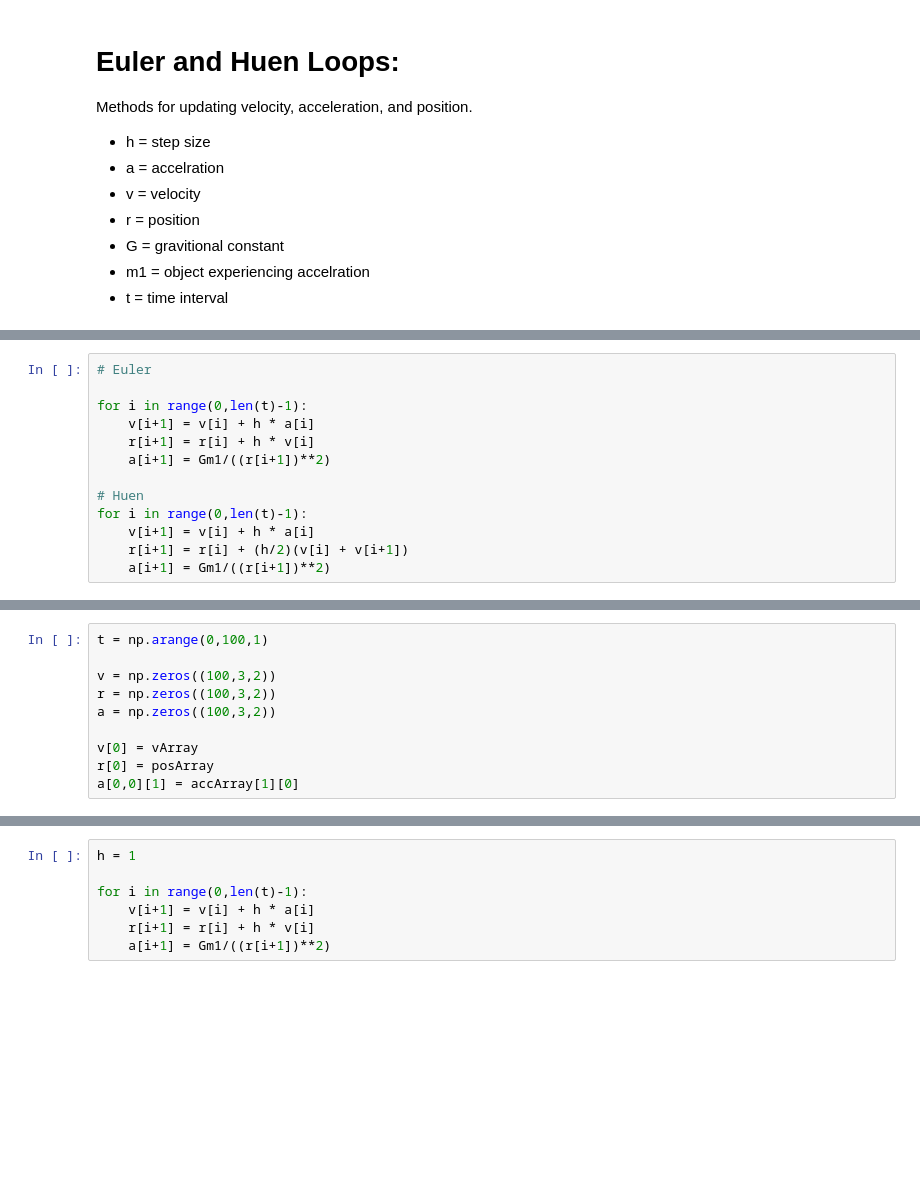
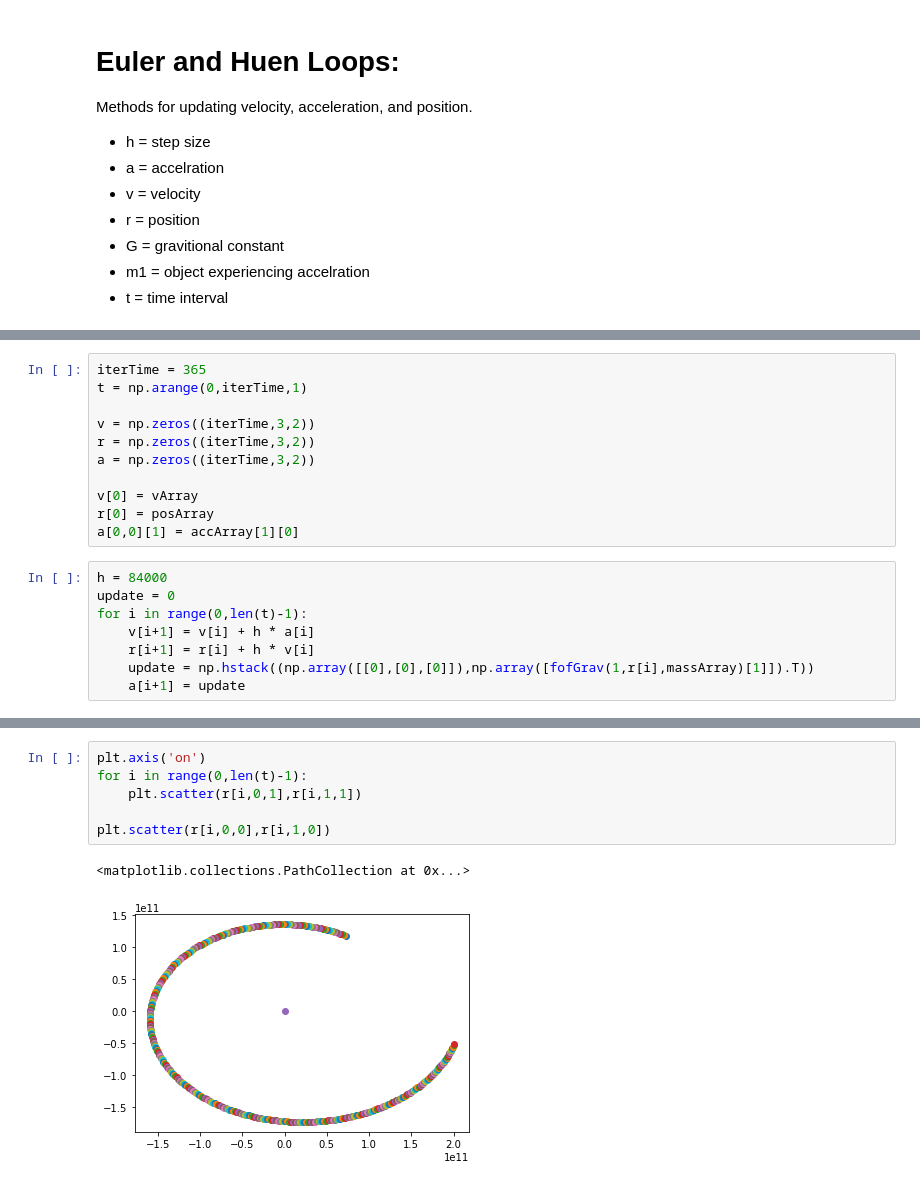
Before and after one commit to eoswald3/CMSE_Science2_Project, a Jupyter notebook: Testing/CMSE_202_Project_Math_Test.ipynb, the cells around one changed output, grey strips where cells are left out. Drawn from its saved outputs; the diff is of its cells as text; blank space fills up the shorter version.

```diff
--- a/Testing/CMSE_202_Project_Math_Test.ipynb
+++ b/Testing/CMSE_202_Project_Math_Test.ipynb
@@ -262,13 +302,19 @@ Methods for updating velocity, acceleration, and position.
+# %%
+iterTime = 365
+t = np.arange(0,iterTime,1)
+
+v = np.zeros((iterTime,3,2))
+r = np.zeros((iterTime,3,2))
+a = np.zeros((iterTime,3,2))
+
+v[0] = vArray
+r[0] = posArray
+a[0,0][1] = accArray[1][0]
 # %%
-# Euler
-
+h = 84000
+update = 0
 for i in range(0,len(t)-1):
     v[i+1] = v[i] + h * a[i]
     r[i+1] = r[i] + h * v[i]
-    a[i+1] = Gm1/((r[i+1])**2)
-
-# Huen
-for i in range(0,len(t)-1):
-    v[i+1] = v[i] + h * a[i]
-    r[i+1] = r[i] + (h/2)(v[i] + v[i+1])
-    a[i+1] = Gm1/((r[i+1])**2)
+    update = np.hstack((np.array([[0],[0],[0]]),np.array([fofGrav(1,r[i],massArray)[1]]).T))
+    a[i+1] = update
@@ -296,10 +320,0 @@ massArray = np.array([[10,1]]).T
-# %%
-t = np.arange(0,100,1)
-
-v = np.zeros((100,3,2))
-r = np.zeros((100,3,2))
-a = np.zeros((100,3,2))
-
-v[0] = vArray
-r[0] = posArray
-a[0,0][1] = accArray[1][0]
@@ -306,7 +327,9 @@ a[0,0][1] = accArray[1][0]
 # %%
-h = 1
+plt.axis('on')
+for i in range(0,len(t)-1):
+    plt.scatter(r[i,0,1],r[i,1,1])
 
-for i in range(0,len(t)-1):
-    v[i+1] = v[i] + h * a[i]
-    r[i+1] = r[i] + h * v[i]
-    a[i+1] = Gm1/((r[i+1])**2)
+plt.scatter(r[i,0,0],r[i,1,0])
+# %% [output]
+<matplotlib.collections.PathCollection at 0x...>
+[figure, added]
```
Also changed, not shown: parts of 5 cells of this notebook.
